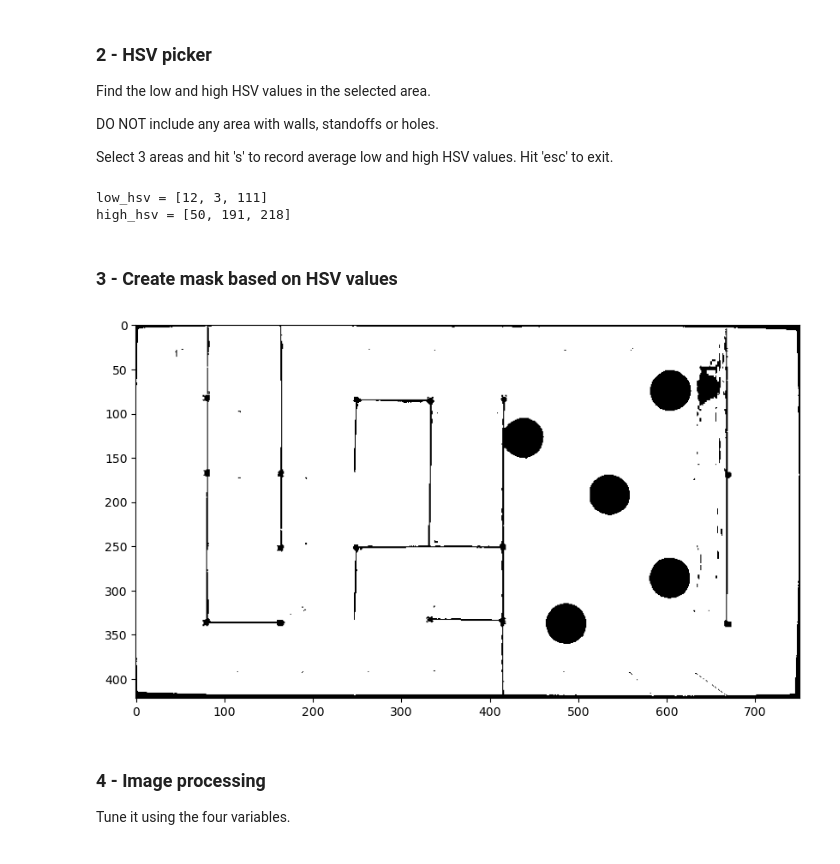
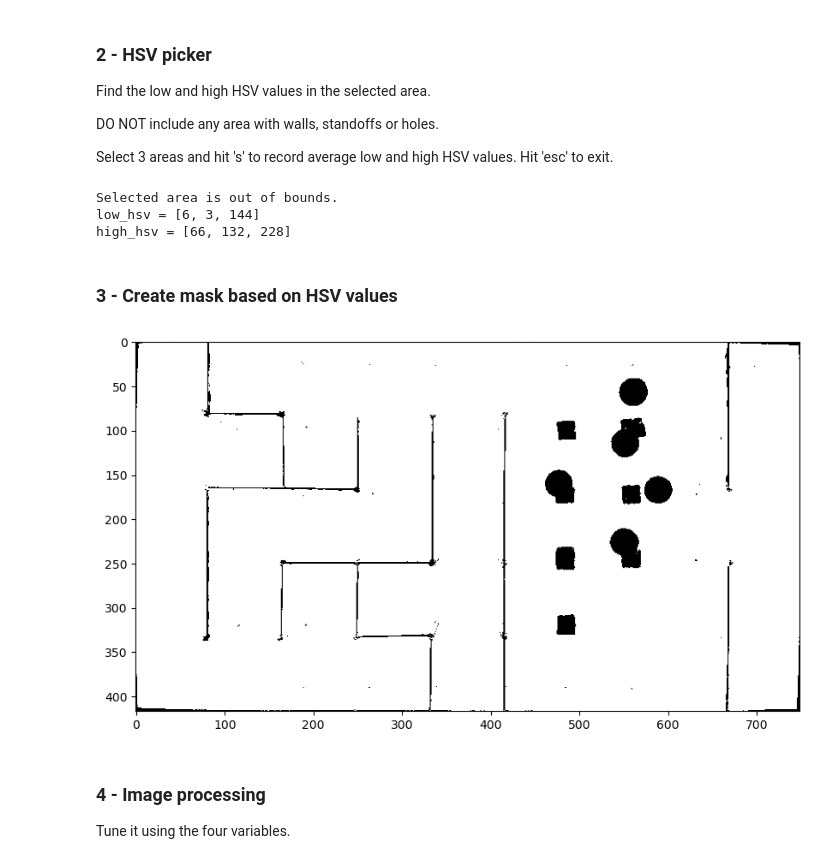
Before and after one commit to mumslayer69/micromouse3100, a Jupyter notebook: path_planning/3.3_path.ipynb, the cells around one changed output. Saved outputs shown, nothing was run; the diff lists cells and outputs as text; code cells hidden in the pictures.

```diff
--- a/path_planning/3.3_path.ipynb
+++ b/path_planning/3.3_path.ipynb
@@ -12,7 +12,7 @@ from collections import deque
 from copy import deepcopy
 
 # Read the image
-IMAGE_FILE = cv2.imread("continuous_example_1.jpg")
+IMAGE_FILE = cv2.imread("cock.jpg")
 
 # Parameters for the grid
 rows = 5  # Number of rows of nodes
@@ -191,27 +191,35 @@ while True:
         cv2.destroyAllWindows()
         break
 # %% [output]
-low_hsv = [12, 3, 111]
-high_hsv = [50, 191, 218]
+Selected area is out of bounds.
+low_hsv = [6, 3, 144]
+high_hsv = [66, 132, 228]
 # %% [markdown]
 ### 3 - Create mask based on HSV values
 # %%
-mask_adjust = -15
+mask_adjust = -30
+
+# BACKUP HSV VALUES
+# TODO: USE THEM AS BACKUP!!!
+lower_backup = np.array([0, 0, 0])
+upper_backup = np.array([118, 46, 128])
 
 # Load the image
 image = cv2.imread("cropped_maze.jpg")
 image_HSV = cv2.cvtColor(image, cv2.COLOR_BGR2HSV)
 
 # Create the mask
 mask = cv2.inRange(image_HSV, overall_min_hsv + mask_adjust, overall_max_hsv - mask_adjust)
+# mask = cv2.inRange(image_HSV, lower_backup, upper_backup)
+# mask = cv2.bitwise_not(mask)
 
 
 # Display the result
 plt.figure(figsize=(10, 10))
 plt.imshow(mask, cmap='gray')
 plt.show()
 # %% [output]
-[figure, old version]
+[figure, new version]
 # %% [markdown]
 ### 4 - Image processing
 
```
Also changed, not shown: parts of 10 cells of this notebook, 3 other files.
